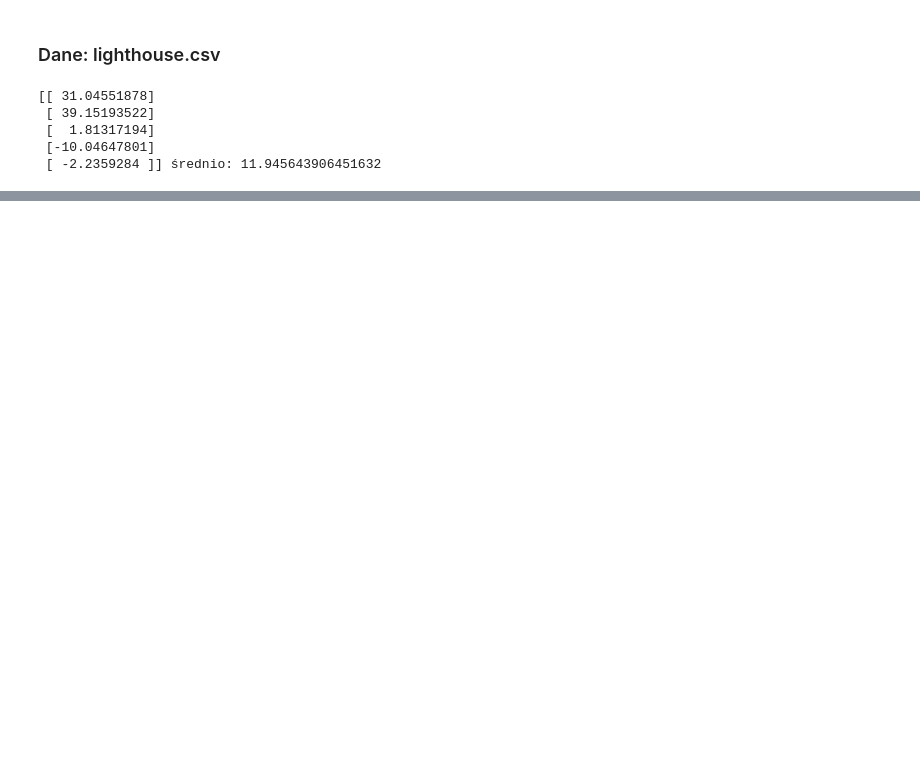
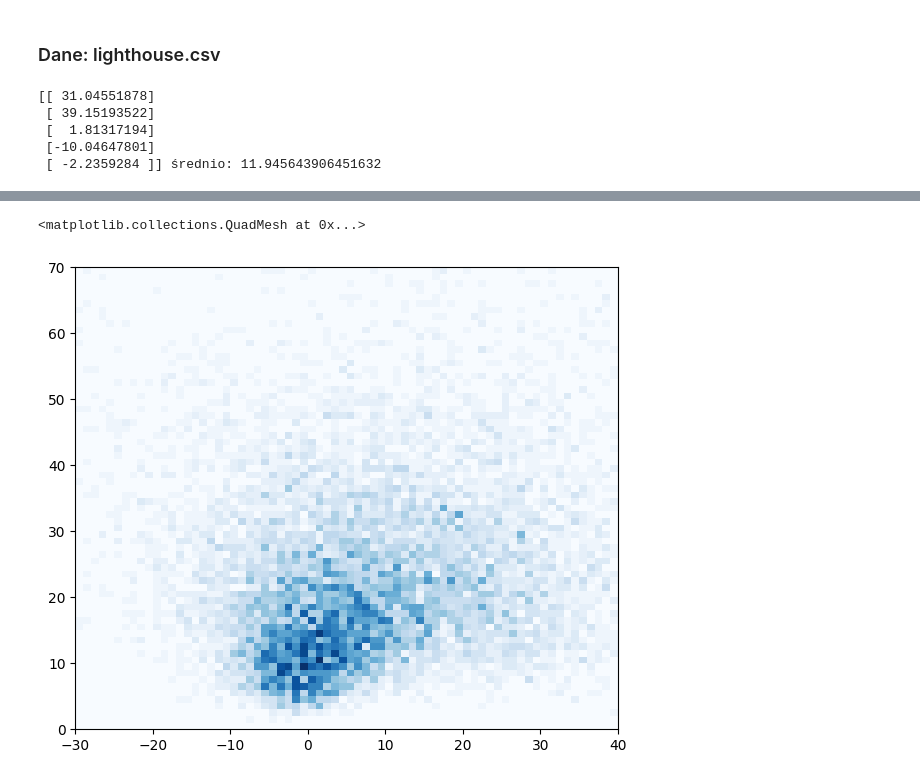
Before and after one commit to GrzegorzAndrzejczak/Programowanie-w-Pythonie, a Jupyter notebook: CASE-lighthouse.ipynb, the cells around one changed output, grey strips where cells are left out. Drawn from its saved outputs; the diff is of its cells as text; code cells hidden in the pictures; blank space fills up the shorter version.

```diff
--- a/CASE-lighthouse.ipynb
+++ b/CASE-lighthouse.ipynb
@@ -57,0 +90,13 @@ def compute_log_prob(coords):
+# %%
+path = paths[-1]
+Hb, xb, yb = np.histogram2d(*path.T, bins=140, density=True, range=np.asarray([[-70,70],[0,140]]))    # density=True,
+fig, ax = plt.subplots(1, 1, figsize=(7, 6))
+Xb, Yb = np.meshgrid(xb, yb)
+ax.set_xlim(-30,40);
+ax.set_ylim(0,70);
+ax.pcolormesh(Xb, Yb, Hb.T, cmap="Blues")
+# cntr = ax.tricontourf(*path.T, Hb, levels=15, cmap="RdBu_r")
+# fig.colorbar(cntr, ax=ax)
+# %% [output]
+<matplotlib.collections.QuadMesh at 0x...>
+[figure, added]
```
Also changed, not shown: parts of 2 cells of this notebook.
